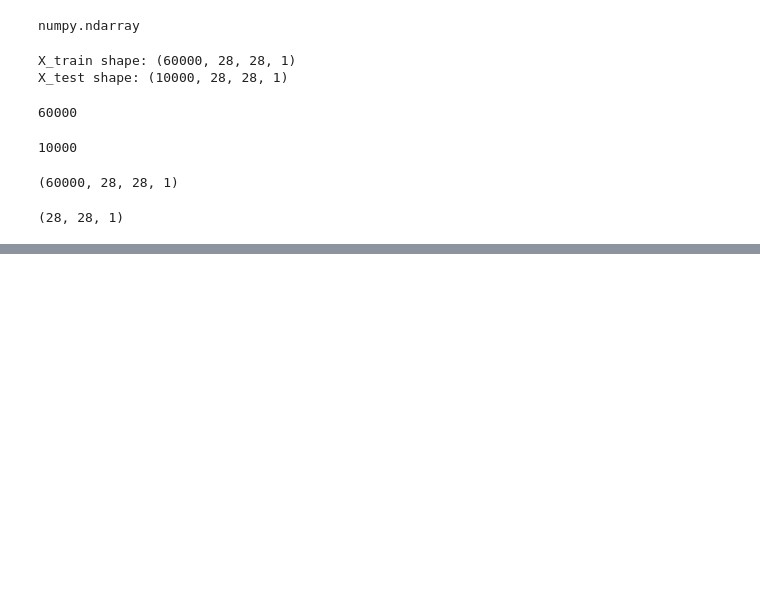
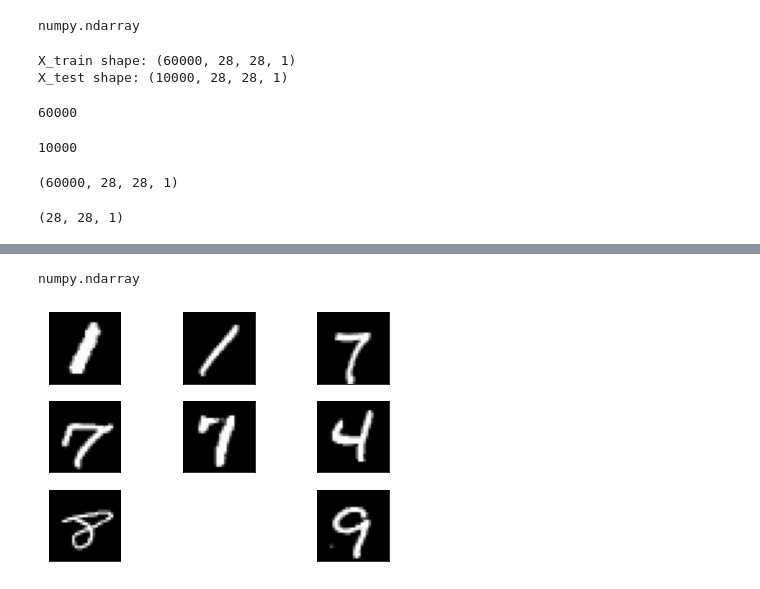
Before and after one commit to suhasmaddali/MNIST-classification-, a Jupyter notebook: MNIST classification.ipynb, the cells around one changed output, grey strips where cells are left out. Cells and saved outputs as stored; diff of their text form; code cells hidden in the pictures; blank space fills up the shorter version.

Commit message:
Added the mnist data along with dataflow generator

```diff
--- a/MNIST classification.ipynb
+++ b/MNIST classification.ipynb
@@ -226,0 +237,30 @@ ValueError: too many values to unpack (expected 2)
+# %%
+(X_train, y_train), (X_test, y_test) = mnist.load_data()
+# %%
+X_train = X_train.reshape((X_train.shape[0], 28, 28, 1))
+X_test = X_test.reshape((X_test.shape[0], 28, 28, 1))
+# %%
+type(X_train)
+# %% [output]
+numpy.ndarray
+# %%
+X_train = X_train.astype('float32')
+X_test = X_test.astype('float32')
+# %%
+X_train /= 255
+X_test /= 255
+# %%
+datagen = ImageDataGenerator(featurewise_center = True, featurewise_std_normalization = True)
+datagen.fit(X_train)
+
+for X_batch, y_batch in datagen.flow(X_train, y_train, batch_size = 9):
+    for i in range(0, 9):
+        plt.subplot(330 + 1 + i)
+        plt.imshow(X_batch[i].reshape(28, 28), cmap = plt.get_cmap('gray'))
+        plt.tight_layout()
+        plt.xticks([])
+        plt.yticks([])
+    plt.show()
+    break
+# %% [output]
+[figure, added]
```
Also changed, not shown: parts of 10 cells of this notebook.
